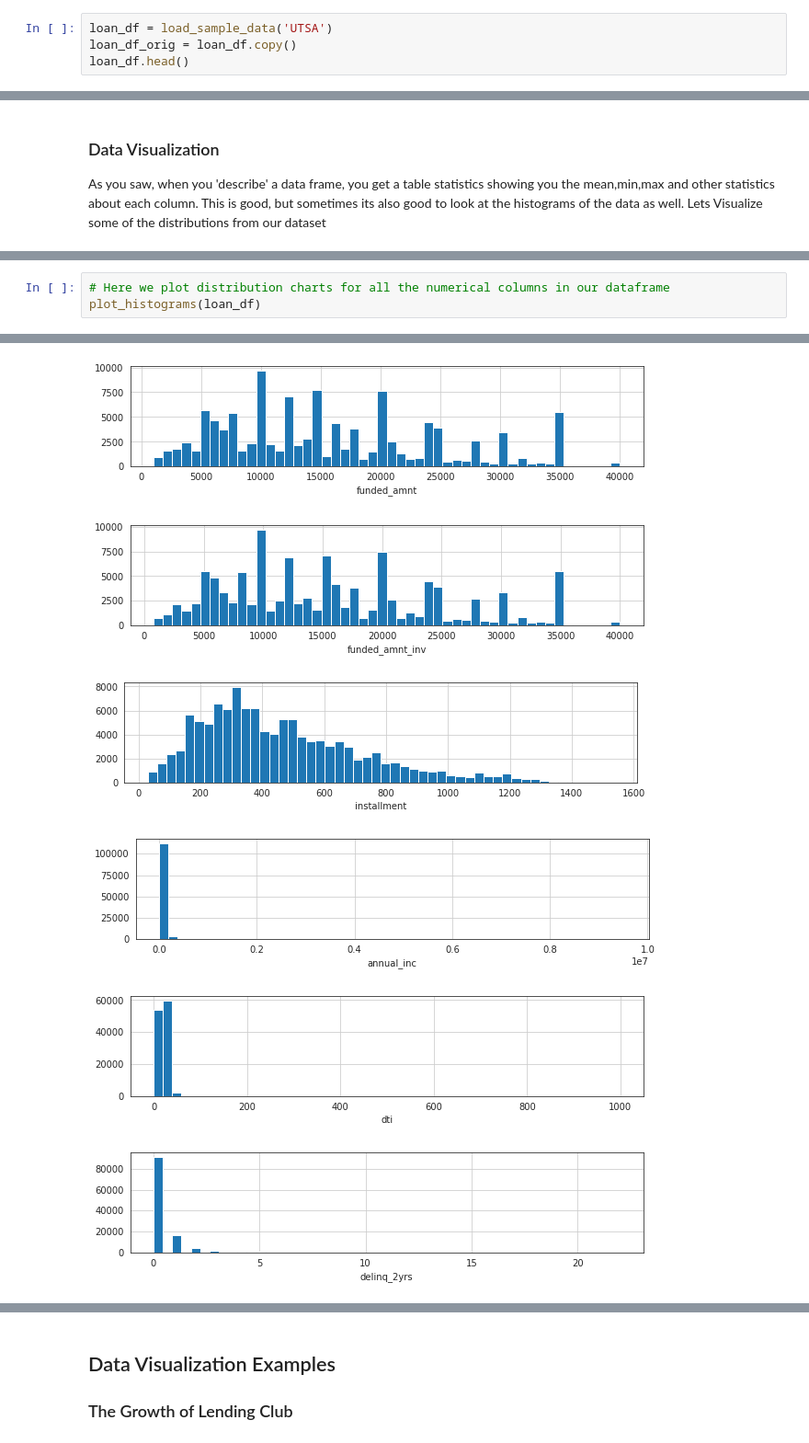
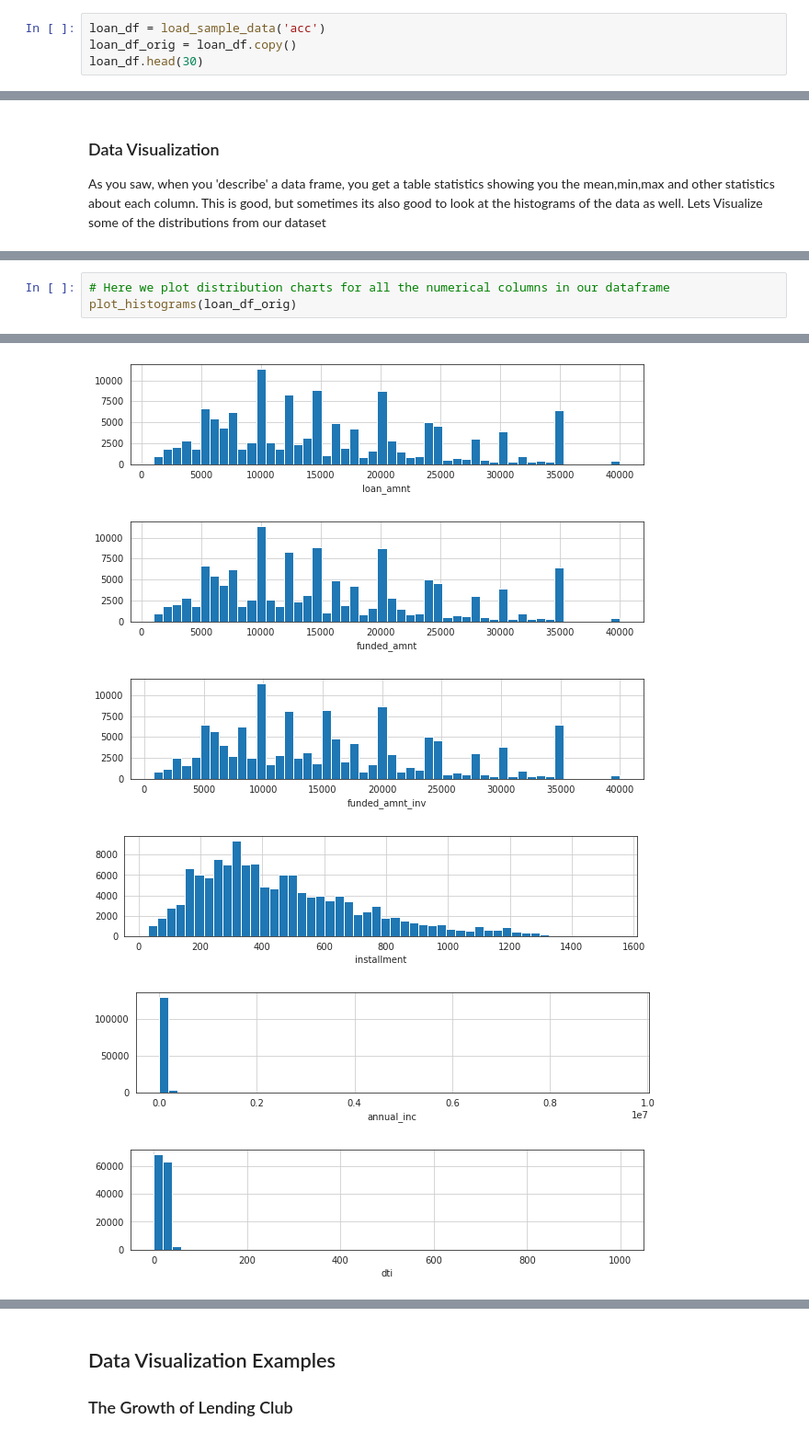
Before and after one commit to dustinvanstee/aicoc-ai-immersion, a Jupyter notebook: Tabular/Lab1-LendingClub-AiImmersion-Solution.ipynb, the cells around one changed output, grey strips where cells are left out. Shown at 92% size. Saved outputs shown, nothing was run; the diff lists cells and outputs as text.

```diff
--- a/Tabular/Lab1-LendingClub-AiImmersion-Solution.ipynb
+++ b/Tabular/Lab1-LendingClub-AiImmersion-Solution.ipynb
@@ -73,7 +77,7 @@ Here we load data that was previously downloaded from lendingclub.com.  For spee
 # %%
-loan_df = load_sample_data('UTSA')
+loan_df = load_sample_data('acc')
 loan_df_orig = loan_df.copy()
-loan_df.head()
+loan_df.head(30)
 # %% [output]
 **load_sample_data** : Setting data location to /gpfs/home/s4s004/vanstee/2019-06-lendingclub-git/rawdata/
 **load_sample_data** : Found 1 files.  CSV files = ['/gpfs/home/s4s004/vanstee/2019-06-lendingclub-git/rawdata/LoanStats_securev1_2016Q1.csv.gz']
@@ -340,5 +387,5 @@ As you saw, when you 'describe' a data frame, you get a table statistics showing
 <img src="https://github.com/dustinvanstee/random-public-files/raw/master/data-visualization.png" width="800" height="500" align="middle"/>
 # %%
 # Here we plot distribution charts for all the numerical columns in our dataframe
-plot_histograms(loan_df)
+plot_histograms(loan_df_orig)
 # %% [output]
@@ -363,6 +410,6 @@ skipping column id of type  object
-[figure, old version]
+[figure, new version]
-[figure, old version]
+[figure, new version]
-[figure, old version]
+[figure, new version]
-[figure, old version]
+[figure, new version]
-[figure, old version]
+[figure, new version]
-[figure, old version]
+[figure, new version]
```
Also changed, not shown: parts of 43 cells of this notebook, 5 other files.
